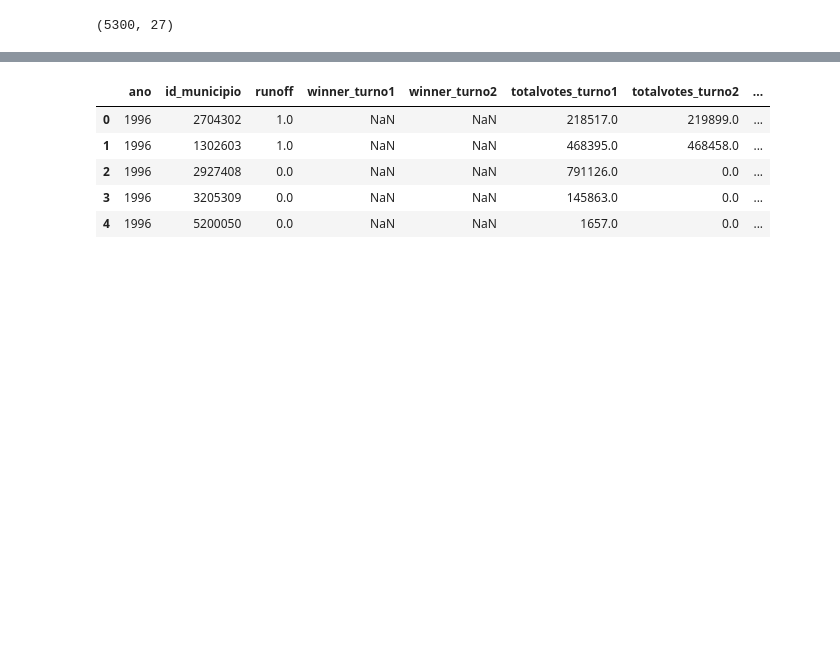
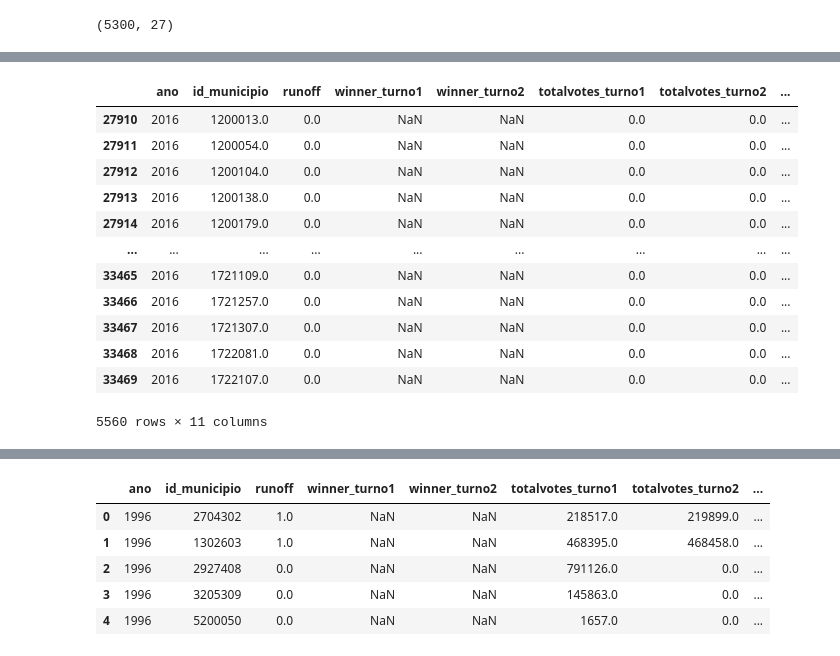
Before and after one commit to aulichney/Deforestation, a Jupyter notebook: CandPrefeitoDataProcessingNew.ipynb, the cells around one changed output, grey strips where cells are left out. Drawn from its saved outputs; the diff is of its cells as text; code cells hidden in the pictures; blank space fills up the shorter version.

```diff
--- a/CandPrefeitoDataProcessingNew.ipynb
+++ b/CandPrefeitoDataProcessingNew.ipynb
@@ -51,0 +27,11 @@ df = df[~df.situacao.isin(['deferido', 'deferido com recurso', 'sub judice', 'pe
+# %%
+
+
+vote_2016 = pd.read_csv('election_results_2016.csv')
+vote_2016 = vote_2016[vote_2016.tipo_eleicao == 'eleicao ordinaria']
+vote_2016.id_municipio = (vote_2016.id_municipio.astype(int, errors = 'ignore')).astype(str).replace('.0', '')
+vote_2016.id_candidato_bd = vote_2016.sequencial_candidato
+
+vote = pd.concat([vote[vote.ano != 2016], vote_2016])
+
+vote = vote.reset_index(drop = True)
@@ -51,0 +51,7 @@ df = df[~df.situacao.isin(['deferido', 'deferido com recurso', 'sub judice', 'pe
+# %%
+convert_muni = pd.read_csv('https://raw.githubusercontent.com/ekatovich/Municipality_Name_ID_crosswalk/master/Raw_Brazil_GeographicalUnits.csv', encoding='latin-1')
+convert_muni = convert_muni[['uf', 'uf_name', 'mesoregion_stub', 'mesoregion_name',
+       'microregion_stub', 'microregion_name', 'munic_stub', 'munic_code',
+       'munic_name']]
+convert_muni.munic_code = convert_muni.munic_code.astype(str)
+convert_muni.head()
@@ -147,0 +208,5 @@ vote[(vote.ano == 2020) & (vote.id_municipio == '2205516')]
+# %%
+#deal with the 1996 nas by filling in the incumbants from earlier
+
+for muni in term_limited_2004:
+    final.loc[final[(final.ano == 2004) & (final.id_municipio == muni)].index, 'term_limited_seat'] = 1
@@ -147,0 +242,16 @@ vote[(vote.ano == 2020) & (vote.id_municipio == '2205516')]
+# %%
+final[final.ano == 2016]
+# %% [output]
+|  | ano | id_municipio | runoff | winner_turno1 | winner_turno2 | totalvotes_turno1 | totalvotes_turno2 | ... |
+| 27910 | 2016 | 1200013.0 | 0.0 | NaN | NaN | 0.0 | 0.0 | ... |
+| 27911 | 2016 | 1200054.0 | 0.0 | NaN | NaN | 0.0 | 0.0 | ... |
+| 27912 | 2016 | 1200104.0 | 0.0 | NaN | NaN | 0.0 | 0.0 | ... |
+| 27913 | 2016 | 1200138.0 | 0.0 | NaN | NaN | 0.0 | 0.0 | ... |
+| 27914 | 2016 | 1200179.0 | 0.0 | NaN | NaN | 0.0 | 0.0 | ... |
+| ... | ... | ... | ... | ... | ... | ... | ... | ... |
+| 33465 | 2016 | 1721109.0 | 0.0 | NaN | NaN | 0.0 | 0.0 | ... |
+| 33466 | 2016 | 1721257.0 | 0.0 | NaN | NaN | 0.0 | 0.0 | ... |
+| 33467 | 2016 | 1721307.0 | 0.0 | NaN | NaN | 0.0 | 0.0 | ... |
+| 33468 | 2016 | 1722081.0 | 0.0 | NaN | NaN | 0.0 | 0.0 | ... |
+| 33469 | 2016 | 1722107.0 | 0.0 | NaN | NaN | 0.0 | 0.0 | ... |
+5560 rows × 11 columns
```
Also changed, not shown: parts of 52 cells of this notebook, 27 other files.
